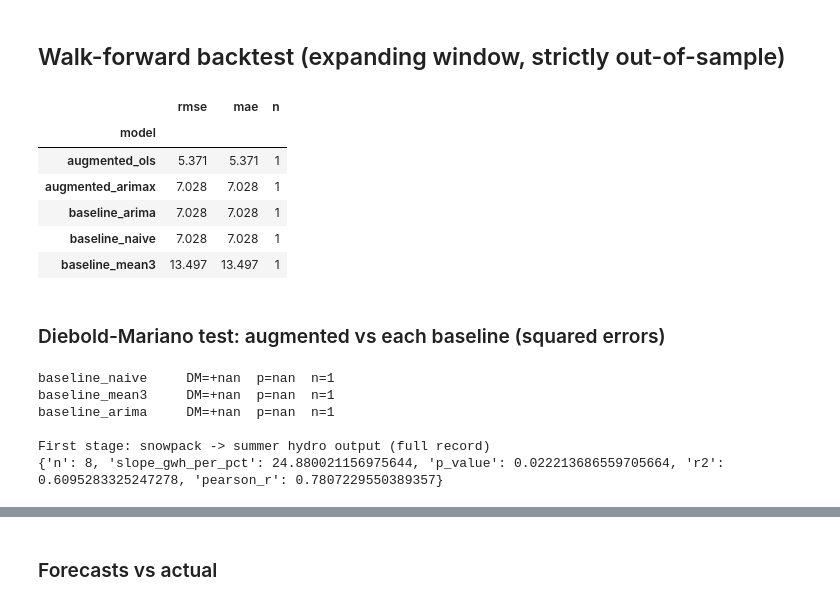
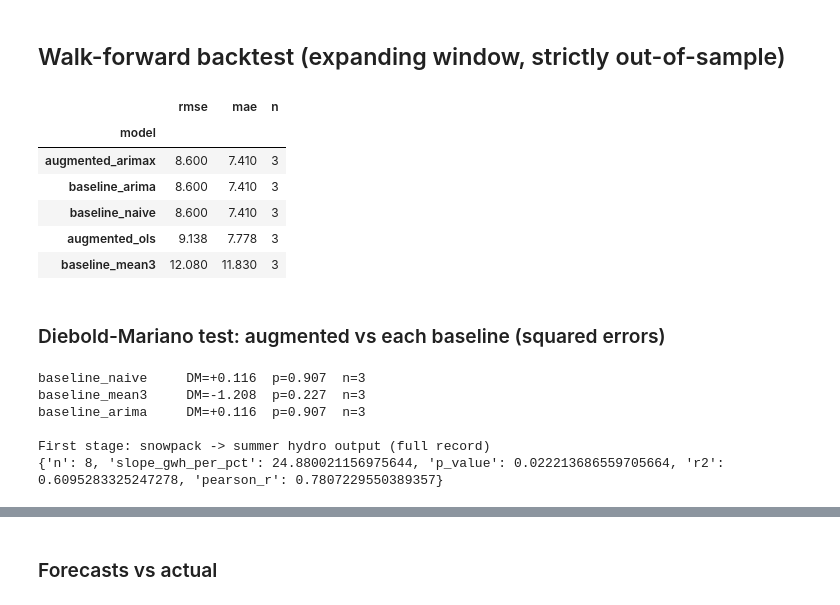
Before and after one commit to namit1333/snowpack-hydro-prices, a Jupyter notebook: notebooks/03_walkforward_backtest.ipynb, the cells around one changed output, grey strips where cells are left out. Drawn from its saved outputs; the diff is of its cells as text; code cells hidden in the pictures.

```diff
--- a/notebooks/03_walkforward_backtest.ipynb
+++ b/notebooks/03_walkforward_backtest.ipynb
@@ -24,18 +28,18 @@ plt.rcParams['figure.dpi'] = 110
 # %%
 from src.models import walk_forward, rmse_table, dm_test, first_stage
 
 panel = pd.read_csv(ROOT / 'data' / 'processed' / 'panel.csv', index_col=0)
 
-wf = walk_forward(panel, target='price_vol', min_train=6)
+wf = walk_forward(panel, target='price_vol', min_train=3)
 rmse_table(wf)
 # %% [output]
 |  | rmse | mae | n |
 | model |  |  |  |
-| augmented_ols | 5.371 | 5.371 | 1 |
-| augmented_arimax | 7.028 | 7.028 | 1 |
-| baseline_arima | 7.028 | 7.028 | 1 |
-| baseline_naive | 7.028 | 7.028 | 1 |
-| baseline_mean3 | 13.497 | 13.497 | 1 |
+| augmented_arimax | 8.600 | 7.410 | 3 |
+| baseline_arima | 8.600 | 7.410 | 3 |
+| baseline_naive | 8.600 | 7.410 | 3 |
+| augmented_ols | 9.138 | 7.778 | 3 |
+| baseline_mean3 | 12.080 | 11.830 | 3 |
 # %% [markdown]
 ### Diebold-Mariano test: augmented vs each baseline (squared errors)
 # %%
@@ -51,9 +55,9 @@ print()
 print('First stage: snowpack -> summer hydro output (full record)')
 print(first_stage(panel, mediator='hydro_gwh'))
 # %% [output]
-baseline_naive     DM=+nan  p=nan  n=1
-baseline_mean3     DM=+nan  p=nan  n=1
-baseline_arima     DM=+nan  p=nan  n=1
+baseline_naive     DM=+0.116  p=0.907  n=3
+baseline_mean3     DM=-1.208  p=0.227  n=3
+baseline_arima     DM=+0.116  p=0.907  n=3
 
 First stage: snowpack -> summer hydro output (full record)
 {'n': 8, 'slope_gwh_per_pct': 24.880021156975644, 'p_value': 0.022213686559705664, 'r2': 0.6095283325247278, 'pearson_r': 0.7807229550389357}
```
Also changed, not shown: parts of 4 cells of this notebook, 36 other files.
